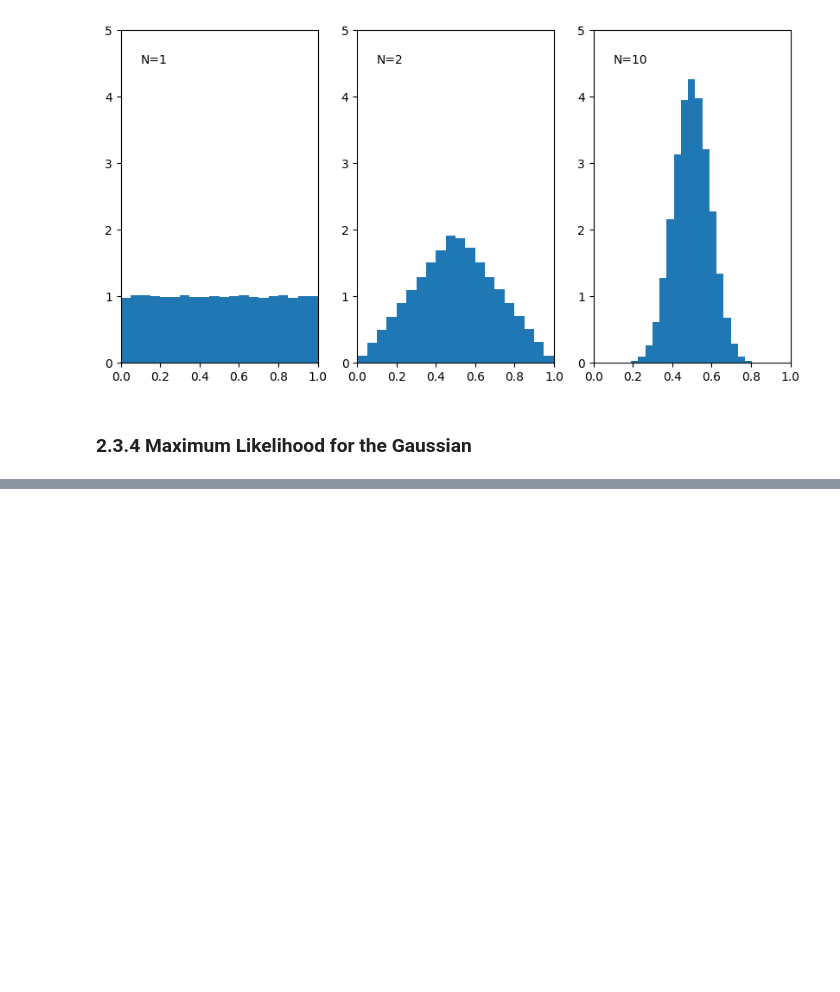
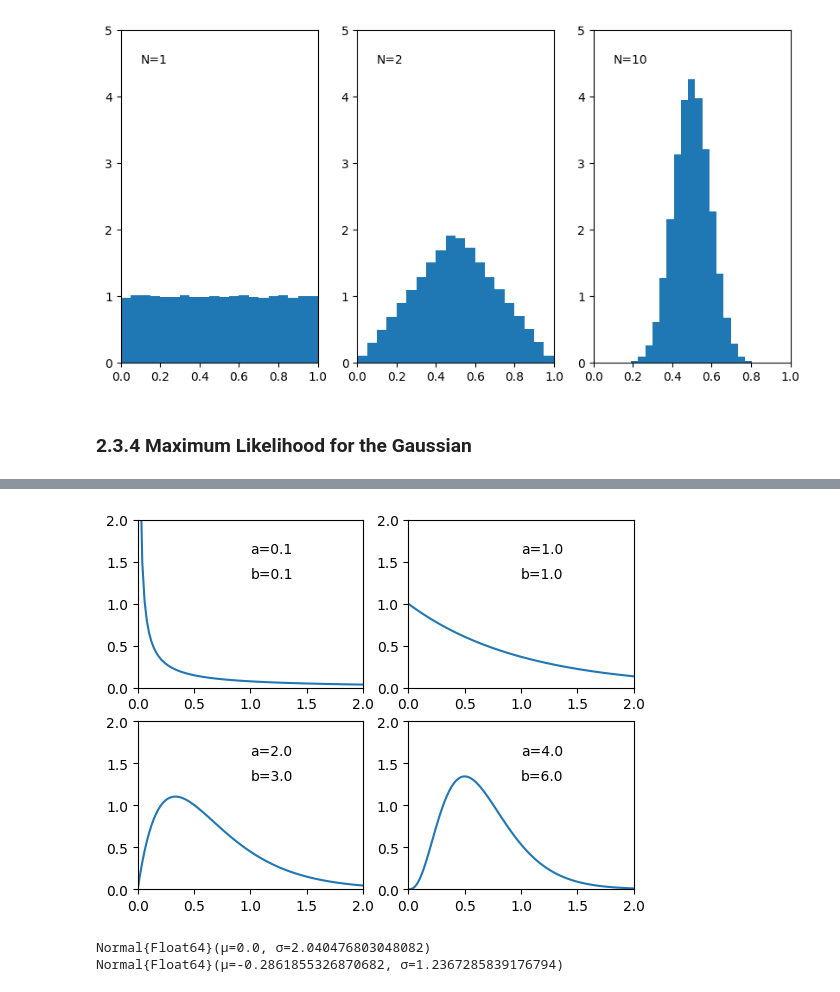
Before and after one commit to szmlb/PRML-jl, a Jupyter notebook: notebooks/ch02_Probability_Distributions.ipynb, the cells around one changed output, grey strips where cells are left out. Cells and saved outputs as stored; diff of their text form; code cells hidden in the pictures; blank space fills up the shorter version.

```diff
--- a/notebooks/ch02_Probability_Distributions.ipynb
+++ b/notebooks/ch02_Probability_Distributions.ipynb
@@ -250,0 +254,27 @@ PyPlot.show()
+# %%
+x = range(0, stop=2, length=100)
+fig = figure()
+for (i, (a, b)) in enumerate([[0.1, 0.1], [1, 1], [2, 3], [4, 6]])
+    fig.add_subplot(2, 2, i)
+    gamma = Gamma(a, 1/b)
+    PyPlot.xlim(0, 2)
+    PyPlot.ylim(0, 2)
+    PyPlot.plot(x, pdf.(gamma, x))
+    PyPlot.annotate(format("a={}", a), (1, 1.6))
+    PyPlot.annotate(format("b={}", b), (1, 1.3))
+end
+PyPlot.show()
+# %% [output]
+[figure, added]
+# %%
+tau = Gamma(1.0, 1/1.0)
+tau_ = rand(tau, 1)
+mu = 0
+model = Normal(mu, tau_[1])
+println(model)
+
+model = fit(Normal, rand(Normal(mu, 1.414^(1/2)), 100))
+println(model)
+# %% [output]
+Normal{Float64}(μ=0.0, σ=2.040476803048082)
+Normal{Float64}(μ=-0.2861855326870682, σ=1.2367285839176794)
```
Also changed, not shown: parts of 7 cells of this notebook.
